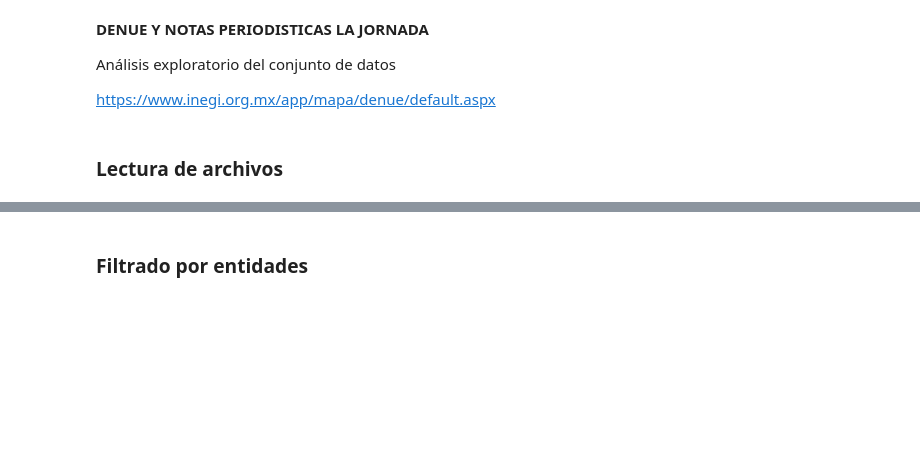
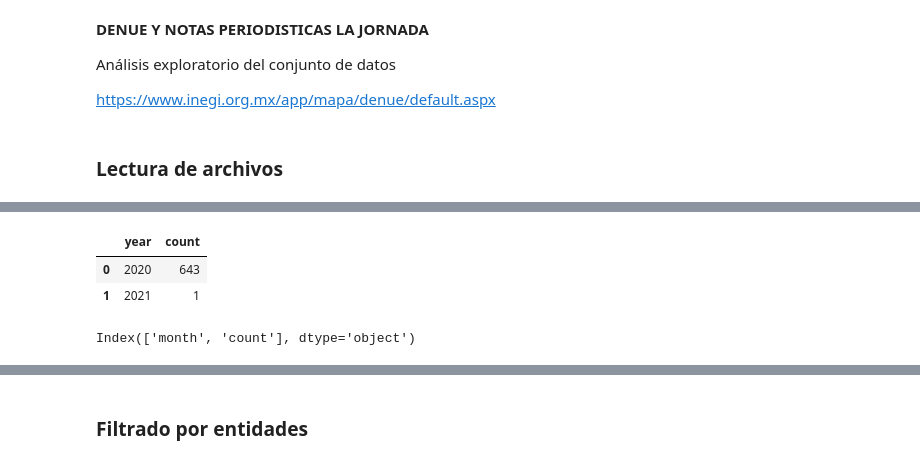
Before and after one commit to Walt9819/factores-impacto-desempleo-mexico, a Jupyter notebook: Python/AnálisisExploratorioDENUE.ipynb, the cells around one changed output, grey strips where cells are left out. Drawn from its saved outputs; the diff is of its cells as text; code cells hidden in the pictures; blank space fills up the shorter version.

```diff
--- a/Python/AnálisisExploratorioDENUE.ipynb
+++ b/Python/AnálisisExploratorioDENUE.ipynb
@@ -34,0 +60,12 @@ data.head(10)
+# %%
+count_year = data.groupby('year').count()[['link']].reset_index().rename(columns={'link': 'count'})
+count_year
+# %% [output]
+|  | year | count |
+| 0 | 2020 | 643 |
+| 1 | 2021 | 1 |
+# %%
+count_month = data.groupby('month').count()[['link']].reset_index().rename(columns={'link': 'count'})
+count_month.columns
+# %% [output]
+Index(['month', 'count'], dtype='object')
```
Also changed, not shown: parts of 6 cells of this notebook.
